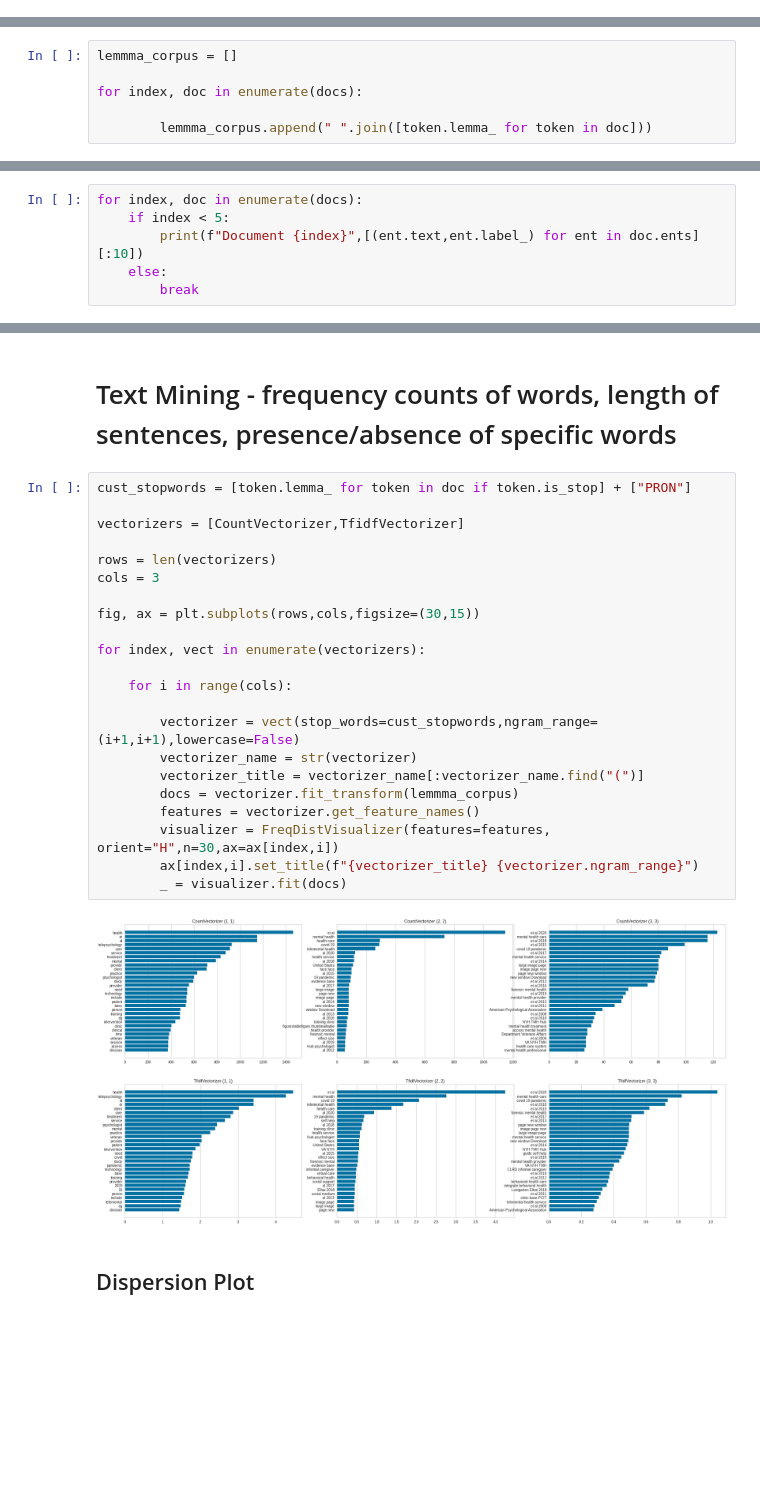
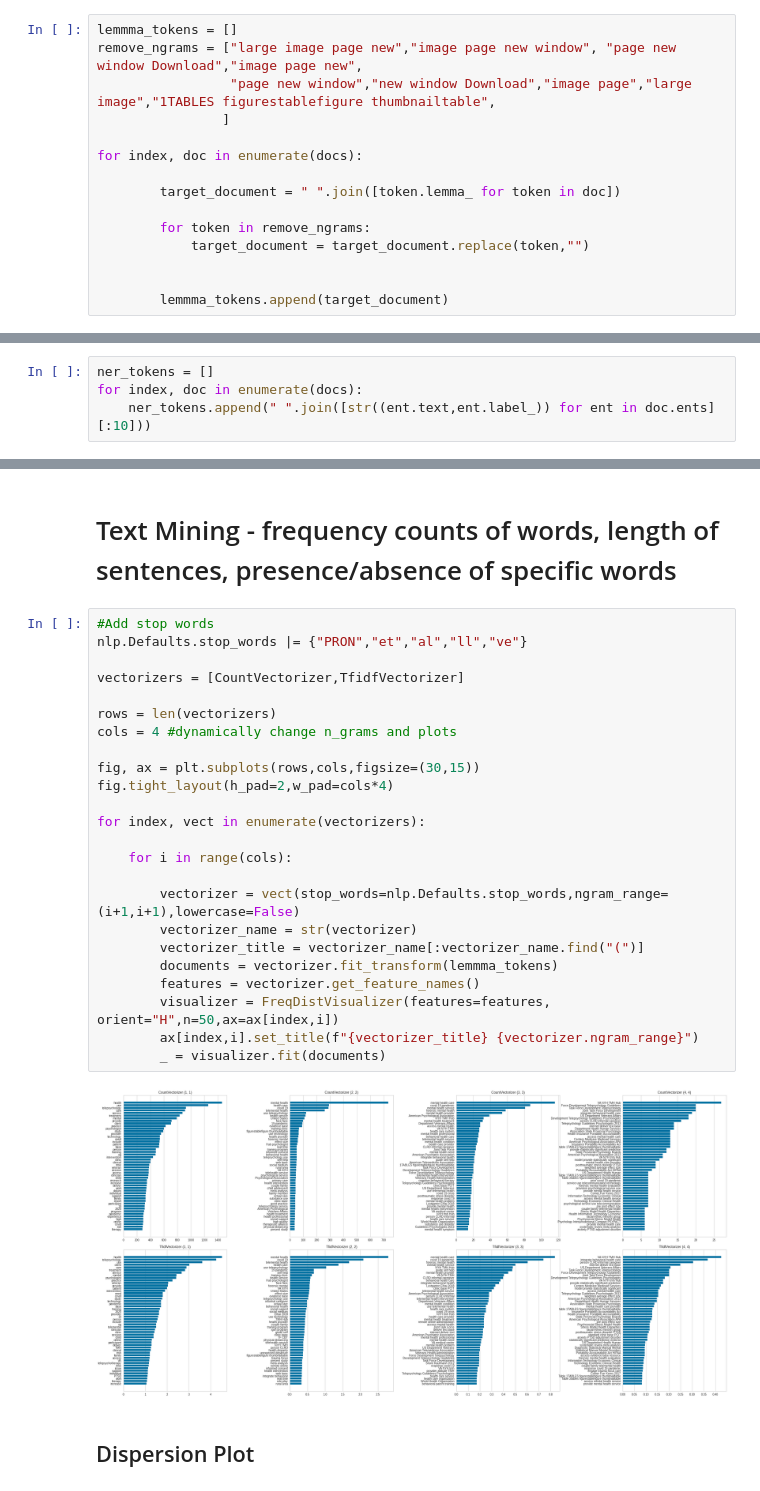
Before and after one commit to VintageGold/Text_Summarization, a Jupyter notebook: EDA.ipynb, the cells around one changed output, grey strips where cells are left out. Cells and saved outputs as stored; diff of their text form; blank space fills up the shorter version.

Commit message:
Modified Removing Stopwords

```diff
--- a/EDA.ipynb
+++ b/EDA.ipynb
@@ -166,3 +173,18 @@ nlp = spacy.load("en_core_web_sm")
 docs = list(nlp.pipe(corpus))
 # %% [markdown]
 ## Lemmatization
+# %%
+lemmma_tokens = []
+remove_ngrams = ["large image page new","image page new window", "page new window Download","image page new",
+                 "page new window","new window Download","image page","large image","1TABLES figurestablefigure thumbnailtable",
+                ]
+
+for index, doc in enumerate(docs):
+
+        target_document = " ".join([token.lemma_ for token in doc])
+
+        for token in remove_ngrams:
+            target_document = target_document.replace(token,"")
+
+
+        lemmma_tokens.append(target_document)
@@ -169,6 +196,4 @@ docs = list(nlp.pipe(corpus))
 # %%
-lemmma_corpus = []
-
+ner_tokens = []
 for index, doc in enumerate(docs):
-
-        lemmma_corpus.append(" ".join([token.lemma_ for token in doc]))
+    ner_tokens.append(" ".join([str((ent.text,ent.label_)) for ent in doc.ents][:10]))
@@ -180,6 +199,0 @@ assert len(lemmma_corpus) == len(corpus)
-# %%
-for index, doc in enumerate(docs):
-    if index < 5:
-        print(f"Document {index}",[(ent.text,ent.label_) for ent in doc.ents][:10])
-    else:
-        break
@@ -192,29 +208,31 @@ Document 4 [('mid-March', 'DATE'), ('ReviewThere', 'ORG'), ('Poletti', 'PERSON')
 # %% [markdown]
 # Text Mining - frequency counts of words, length of sentences, presence/absence of specific words
 # %%
-cust_stopwords = [token.lemma_ for token in doc if token.is_stop] + ["PRON"]
+#Add stop words
+nlp.Defaults.stop_words |= {"PRON","et","al","ll","ve"}
 
 vectorizers = [CountVectorizer,TfidfVectorizer]
 
 rows = len(vectorizers)
-cols = 3
+cols = 4 #dynamically change n_grams and plots
 
 fig, ax = plt.subplots(rows,cols,figsize=(30,15))
+fig.tight_layout(h_pad=2,w_pad=cols*4)
 
 for index, vect in enumerate(vectorizers):
 
     for i in range(cols):
 
-        vectorizer = vect(stop_words=cust_stopwords,ngram_range=(i+1,i+1),lowercase=False)
+        vectorizer = vect(stop_words=nlp.Defaults.stop_words,ngram_range=(i+1,i+1),lowercase=False)
         vectorizer_name = str(vectorizer)
         vectorizer_title = vectorizer_name[:vectorizer_name.find("(")]
-        docs = vectorizer.fit_transform(lemmma_corpus)
+        documents = vectorizer.fit_transform(lemmma_tokens)
         features = vectorizer.get_feature_names()
-        visualizer = FreqDistVisualizer(features=features, orient="H",n=30,ax=ax[index,i])
+        visualizer = FreqDistVisualizer(features=features, orient="H",n=50,ax=ax[index,i])
         ax[index,i].set_title(f"{vectorizer_title} {vectorizer.ngram_range}")
-        _ = visualizer.fit(docs)
+        _ = visualizer.fit(documents)
 # %% [output]
-[figure, old version]
+[figure, new version]
 # %% [markdown]
 ## Dispersion Plot
 # %%
```
Also changed, not shown: parts of 11 cells of this notebook.
